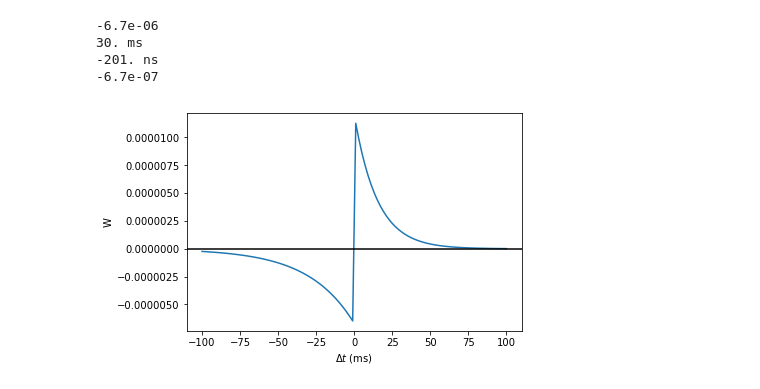
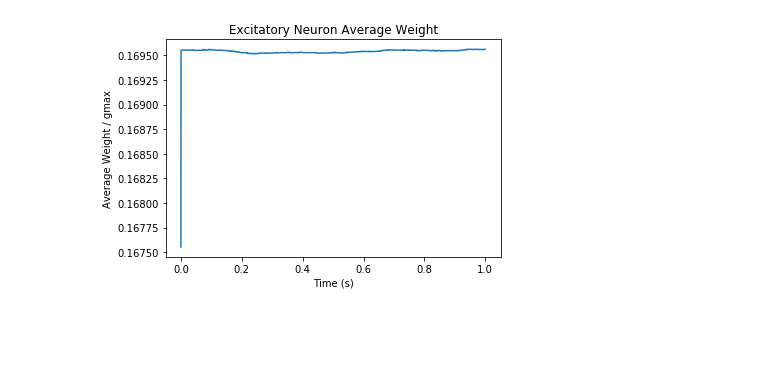
Before and after one commit to briardoty/ocker-stdp-motifs, a Jupyter notebook: brian2_playground.ipynb, the cells around one changed output. Drawn from its saved outputs; the diff is of its cells as text; code cells hidden in the pictures; blank space fills up the shorter version.

Commit message:
Move plot into vis functions

```diff
--- a/brian2_playground.ipynb
+++ b/brian2_playground.ipynb
@@ -117,17 +107,0 @@ plt.show()
-# %%
-from brian2.units import *
-
-# stdp params
-wMax = 5 * uamp * cm**-2    # max syn weight
-tauPre = 15 * ms            # synaptic time constant
-tauPost = 2 * tauPre        # synaptic time constant
-dApost = -wMax / 5000       # f neg (f post)
-
-print(dApost)
-print(tauPost)
-print(dApost * tauPost)
-
-dApre = -dApost * tauPost / tauPre # f pos (f pre)
-
-# plot
-visualize_stdp(dApre, tauPre, dApost, tauPost)
@@ -139,24 +108,4 @@ visualize_stdp(dApre, tauPre, dApost, tauPost)
-# %%
-# dimensionless stdp params
-wMax = 0.0335               # max syn weight
-deleps = -wMax / 50000      # ???
-tauPre = 15 * ms            # synaptic time constant
-tauPost = 2 * tauPre        # synaptic time constant
-dApost = -wMax / 5000       # f neg (f post)
-
-print(dApost)
-print(tauPost)
-print(dApost * tauPost)
-
-print(deleps)
-
-dApre = (-dApost * tauPost + deleps * tauPost) / tauPre # f pos (f pre)
-
-# plot
-visualize_stdp(dApre, tauPre, dApost, tauPost)
-# %% [output]
--6.7e-06
-30. ms
--201. ns
--6.7e-07
-[figure, removed]
+# %%
+plot_avg_syn_weight(w_mon, wMax)
+# %% [output]
+[figure, added]
```
Also changed, not shown: parts of 4 cells of this notebook, 1 other file.
